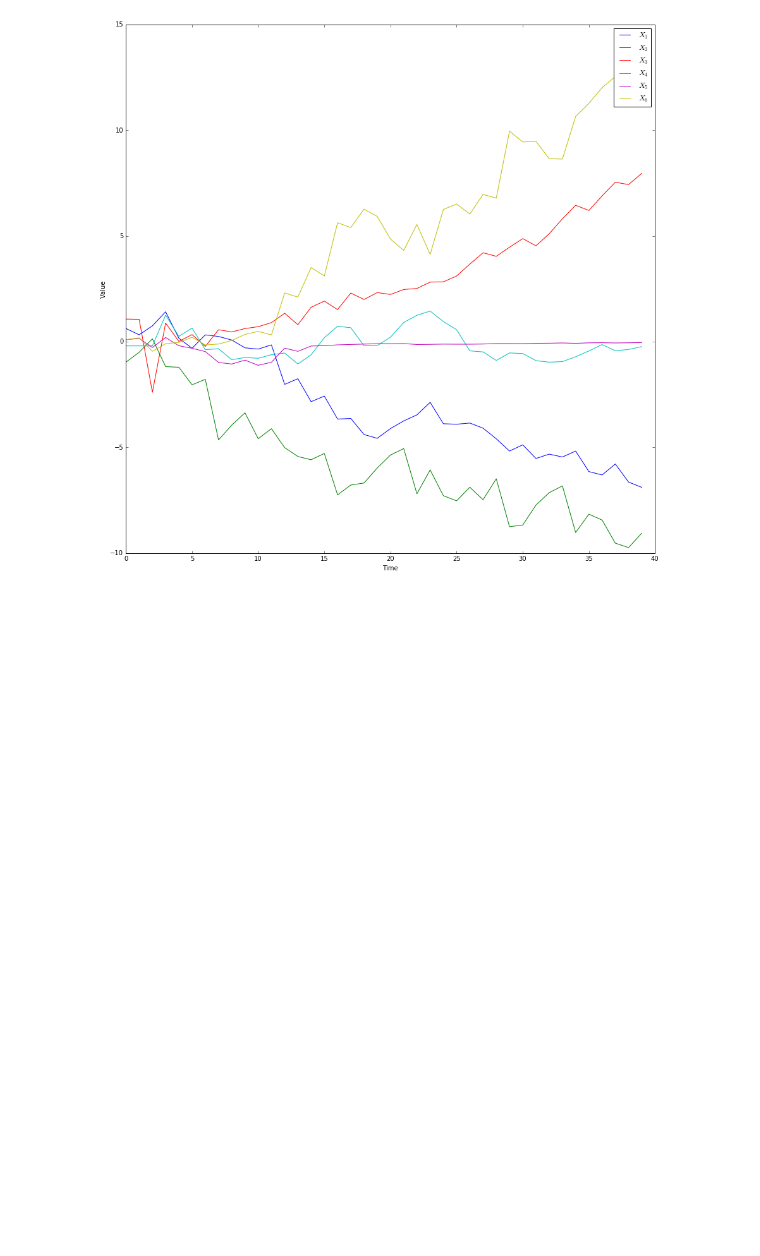
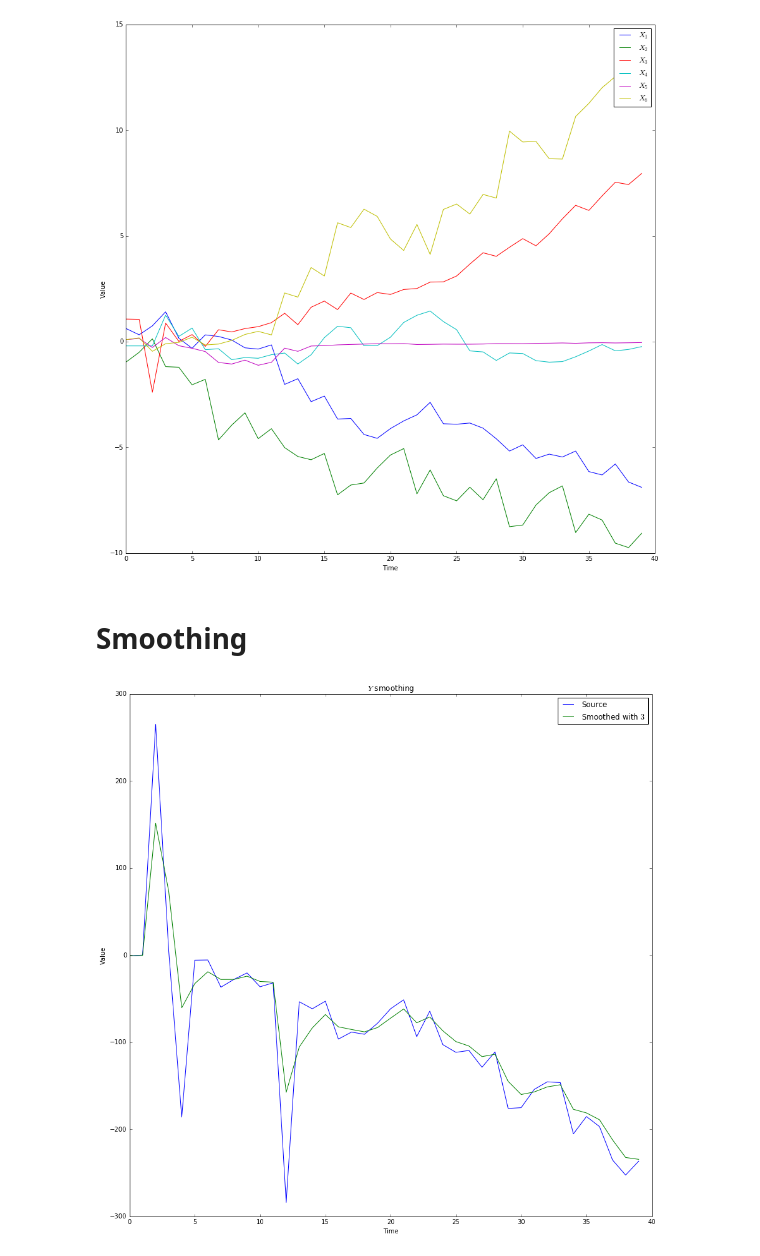
Before and after one commit to definability/statistical-analysis, a Jupyter notebook: course/Notebook/Coursework.ipynb, the cells around one changed output. Saved outputs shown, nothing was run; the diff lists cells and outputs as text; code cells hidden in the pictures; blank space fills up the shorter version.

Commit message:
Added smoothing

```diff
--- a/course/Notebook/Coursework.ipynb
+++ b/course/Notebook/Coursework.ipynb
@@ -59,3 +59,20 @@ plt.legend()
 plt.show()
 # %% [output]
 [figure]
+# %% [markdown]
+# Smoothing
+# %%
+plt.plot(t, y, label='Source')
+
+span = 3
+plt.plot(t, ewma(y, span=span), label='Smoothed with $%d$'%span)
+
+plt.title('$Y$ smoothing')
+plt.ylabel('Value')
+plt.xlabel('Time')
+
+plt.legend()
+
+plt.show()
+# %% [output]
+[figure, added]
```
